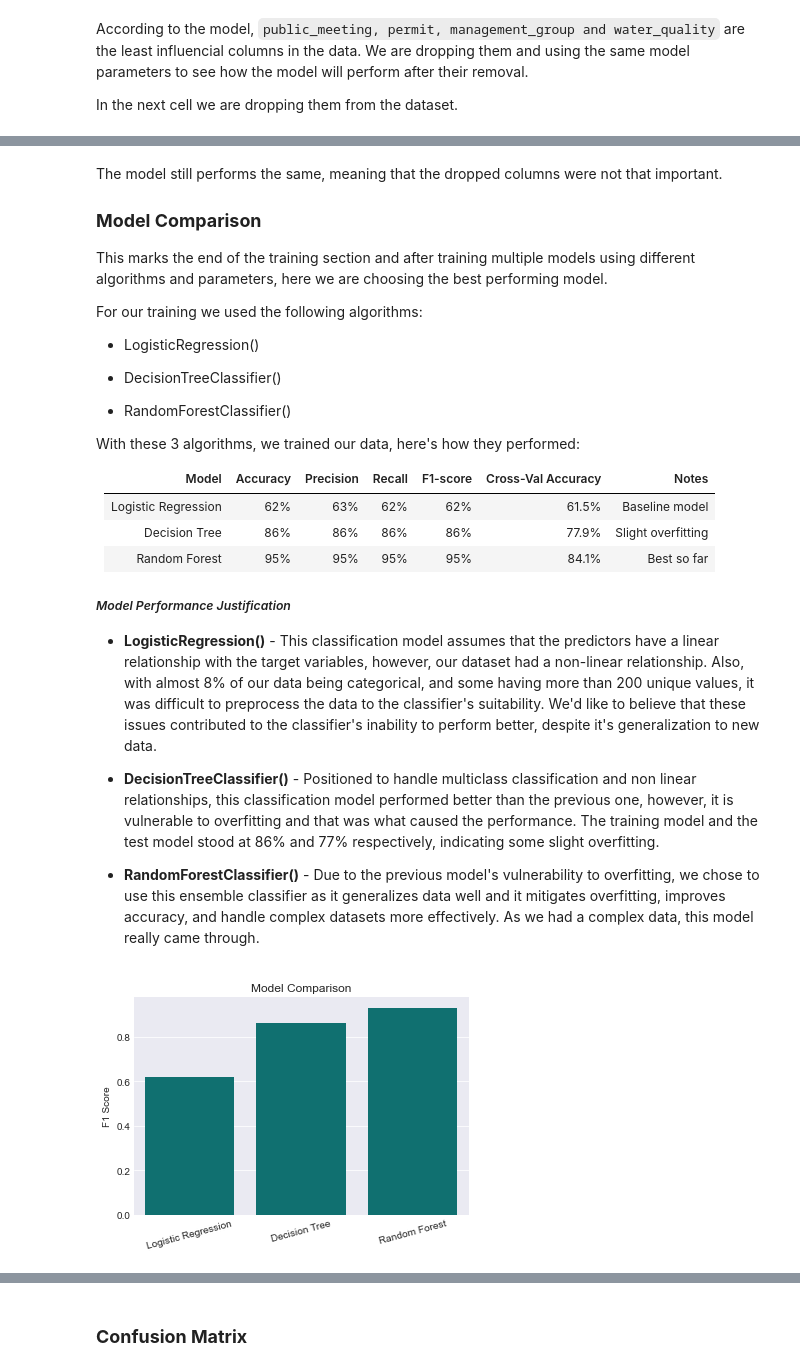
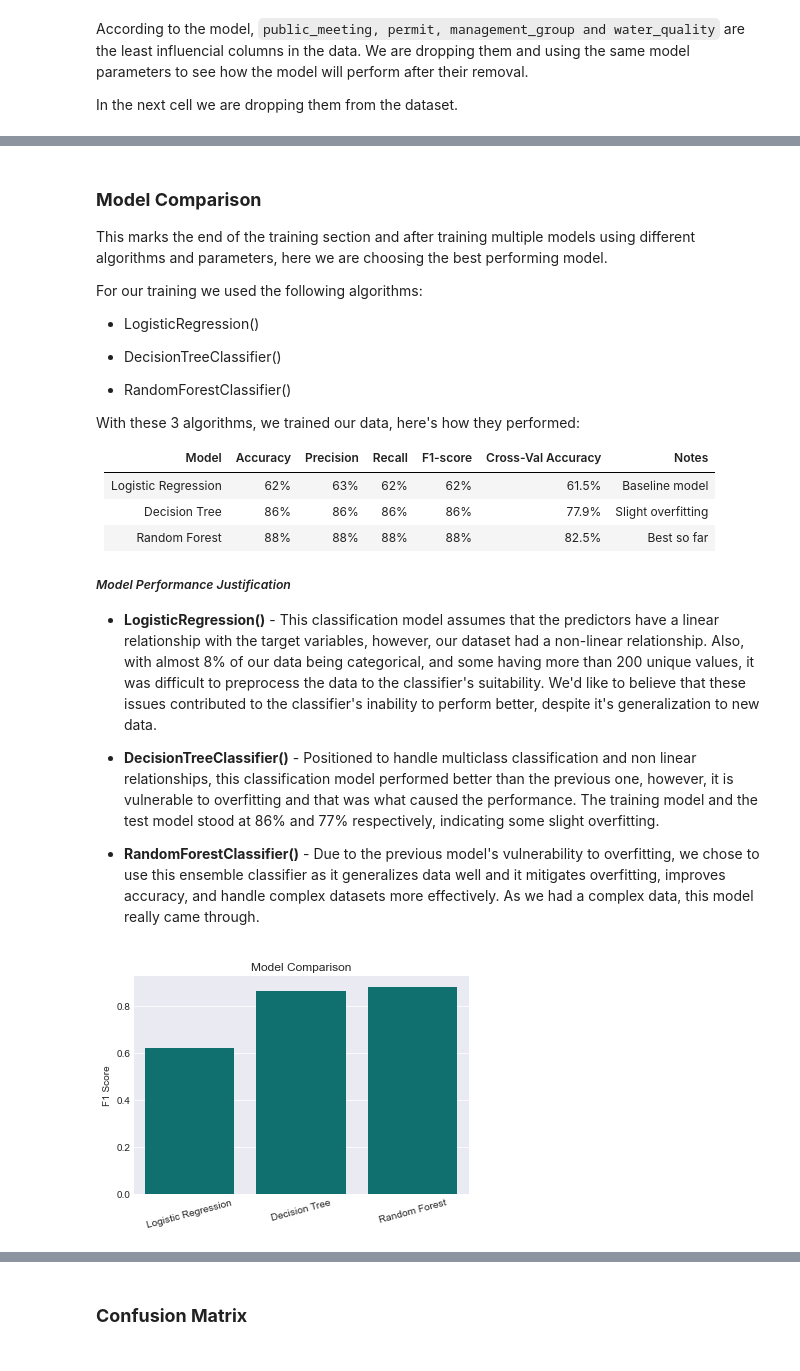
Before and after one commit to Assesa44/Tanzania-Wells-Functionality-Predictions, a Jupyter notebook: Notebooks/wells_analysis.ipynb, the cells around one changed output, grey strips where cells are left out. Saved outputs shown, nothing was run; the diff lists cells and outputs as text; code cells hidden in the pictures.

```diff
--- a/Notebooks/wells_analysis.ipynb
+++ b/Notebooks/wells_analysis.ipynb
@@ -2833,6 +2781,4 @@ print("Classification report:\n", classification_report(y_reduced, y_pred))
 # %% [markdown]
-The model still performs the same, meaning that the dropped columns were not that important.
-
 ### **Model Comparison**
 This marks the end of the training section and after training multiple models using different algorithms and parameters, here we are choosing the best performing model.
 
@@ -2849,7 +2795,7 @@ With these 3 algorithms, we trained our data, here's how they performed:
 | ------------------- | -------- | --------- | ------ | -------- | ------------------ | ------------------ |
 | Logistic Regression | 62%      | 63%       | 62%    | 62%      | 61.5%              | Baseline model     |
 | Decision Tree       | 86%      | 86%       | 86%    | 86%      | 77.9%              | Slight overfitting |
-| Random Forest       | 95%      | 95%       | 95%    | 95%      | 84.1%              | Best so far        |
+| Random Forest       | 88%      | 88%       | 88%    | 88%      | 82.5%              | Best so far        |
 
 
 ##### *Model Performance Justification*
@@ -2860,15 +2806,15 @@ With these 3 algorithms, we trained our data, here's how they performed:
 - **RandomForestClassifier()** - Due to the previous model's vulnerability to overfitting, we chose to use this ensemble classifier as it generalizes data well and it mitigates overfitting, improves accuracy, and handle complex datasets more effectively. As we had a complex data, this model really came through.
 # %%
 model_names = ['Logistic Regression', 'Decision Tree', 'Random Forest']
-f1_scores = [0.62, 0.86, 0.93]
+f1_scores = [0.62, 0.86, 0.88]
 
 sns.barplot(x=model_names, y=f1_scores, color='teal')
 plt.ylabel('F1 Score')
 plt.title('Model Comparison')
 plt.xticks(rotation=15)
 plt.show()
 # %% [output]
-[figure, old version]
+[figure, new version]
 # %% [markdown]
 ##### *Best Model Selected*
 For the best model, we are choosing Random Forest, despite all the other models having good generalizations (Logistic Regression) or good performances (Decision Trees), this model had the best odds of working with our complex data and mitigated overfitting.
```
Also changed, not shown: parts of 103 cells of this notebook.
